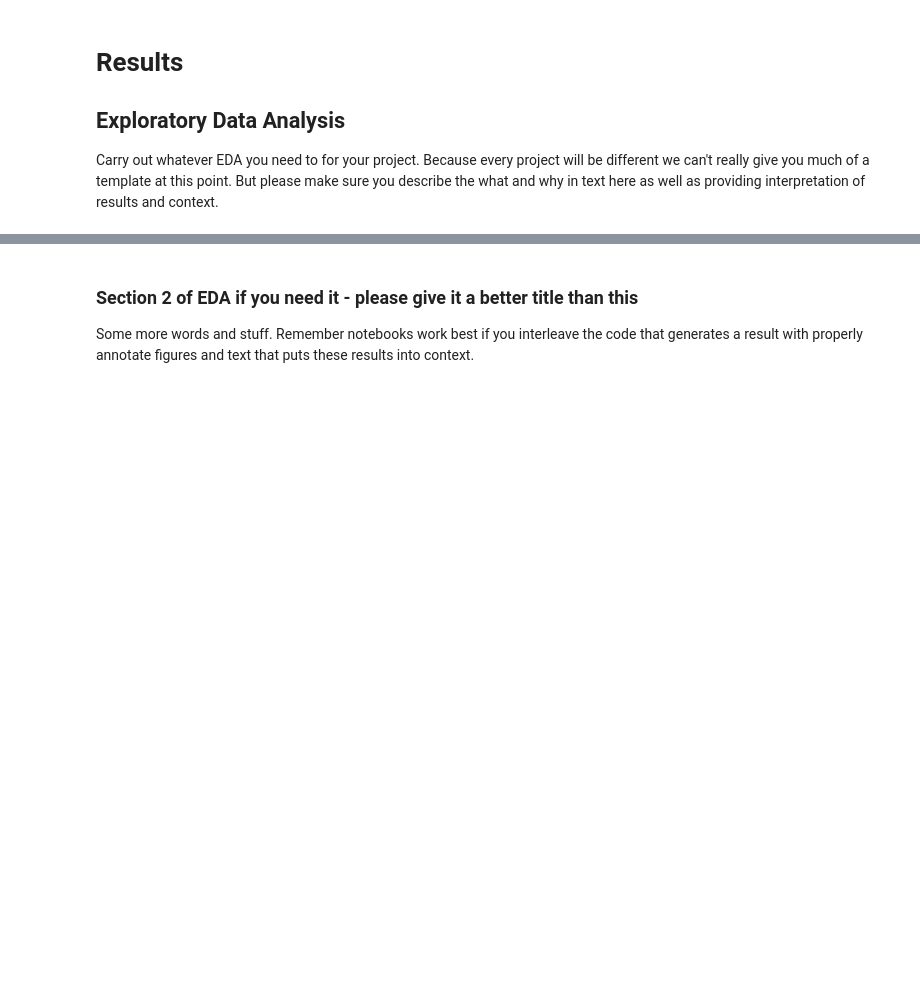
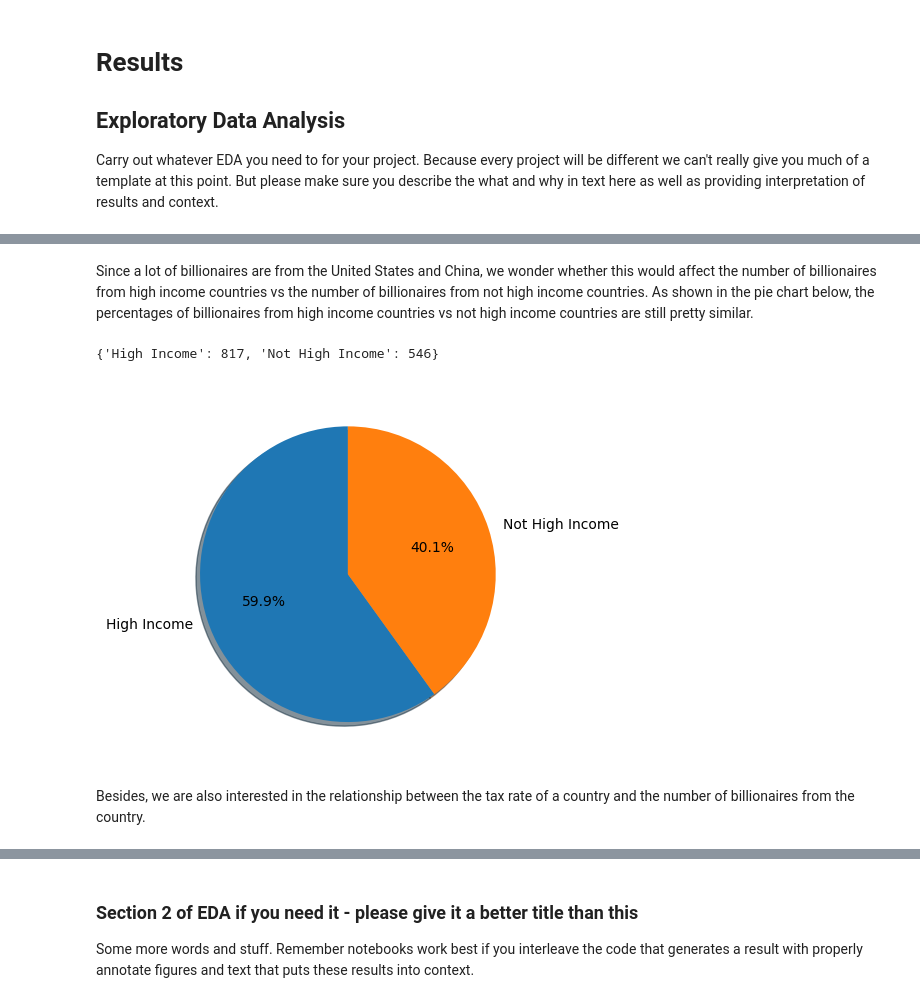
Before and after one commit to jteh188/Billionaires-Statistics-Data-Analysis, a Jupyter notebook: EDACheckpoint_Group026_WI24.ipynb, the cells around one changed output, grey strips where cells are left out. Cells and saved outputs as stored; diff of their text form; code cells hidden in the pictures; blank space fills up the shorter version.

```diff
--- a/EDACheckpoint_Group026_WI24.ipynb
+++ b/EDACheckpoint_Group026_WI24.ipynb
@@ -237,0 +335,25 @@ Some more words and stuff.  Remember notebooks work best if you interleave the c
+# %% [markdown]
+Since a lot of billionaires are from the United States and China, we wonder whether this would affect the number of billionaires from high income countries vs the number of billionaires from not high income countries. As shown in the pie chart below, the percentages of billionaires from high income countries vs not high income countries are still pretty similar.
+# %%
+high_income_exclude = {
+    'High Income': billionaires[(billionaires['country'] != 'United States')
+             & (billionaires['country'] != 'China')]['high_income'].value_counts()[True],
+    'Not High Income': billionaires[(billionaires['country'] != 'United States')
+             & (billionaires['country'] != 'China')]['high_income'].value_counts()[False]
+}
+
+print(high_income_exclude)
+
+plt.pie(
+    high_income_exclude.values(),
+    labels=high_income_exclude.keys(),
+    autopct='%1.1f%%',
+    shadow=True,
+    startangle=90
+)
+plt.show()
+# %% [output]
+{'High Income': 817, 'Not High Income': 546}
+[figure, added]
+# %% [markdown]
+Besides, we are also interested in the relationship between the tax rate of a country and the number of billionaires from the country.
```
Also changed, not shown: parts of 27 cells of this notebook.
